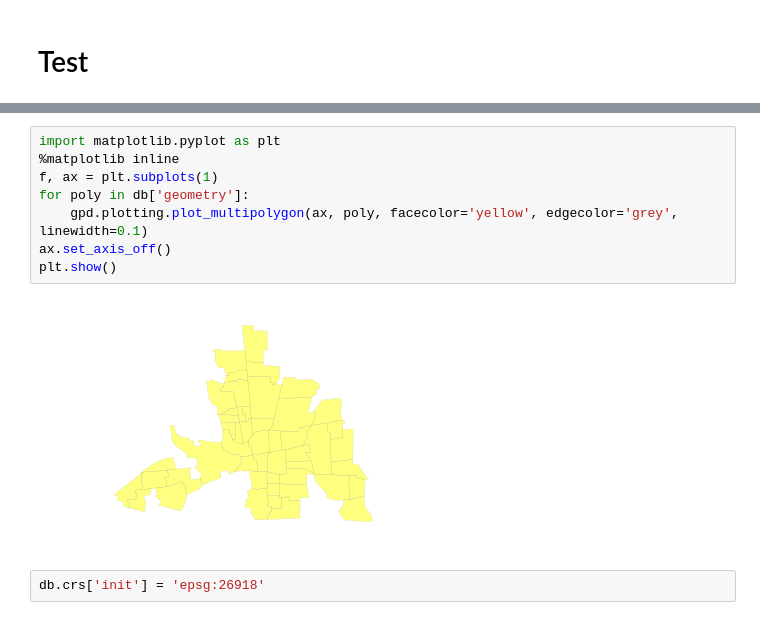
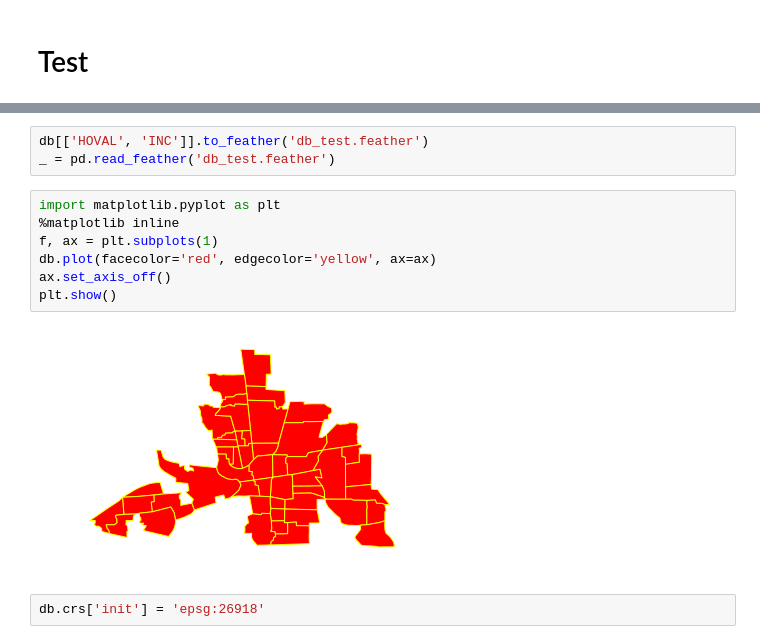
Before and after one commit to sjsrey/gdapy18, a Jupyter notebook: check_workshop.ipynb, the cells around one changed output, grey strips where cells are left out. Saved outputs shown, nothing was run; the diff lists cells and outputs as text.

```diff
--- a/check_workshop.ipynb
+++ b/check_workshop.ipynb
@@ -87,14 +81,16 @@ db.head()
 5 rows × 21 columns
+# %%
+db[['HOVAL', 'INC']].to_feather('db_test.feather')
+_ = pd.read_feather('db_test.feather')
 # %%
 import matplotlib.pyplot as plt
 %matplotlib inline
 f, ax = plt.subplots(1)
-for poly in db['geometry']:
-    gpd.plotting.plot_multipolygon(ax, poly, facecolor='yellow', edgecolor='grey', linewidth=0.1)
+db.plot(facecolor='red', edgecolor='yellow', ax=ax)
 ax.set_axis_off()
 plt.show()
 # %% [output]
-[figure, old version]
+[figure, new version]
 # %%
 db.crs['init'] = 'epsg:26918'
 # %%
```
Also changed, not shown: parts of 22 cells of this notebook, 2 other files.
